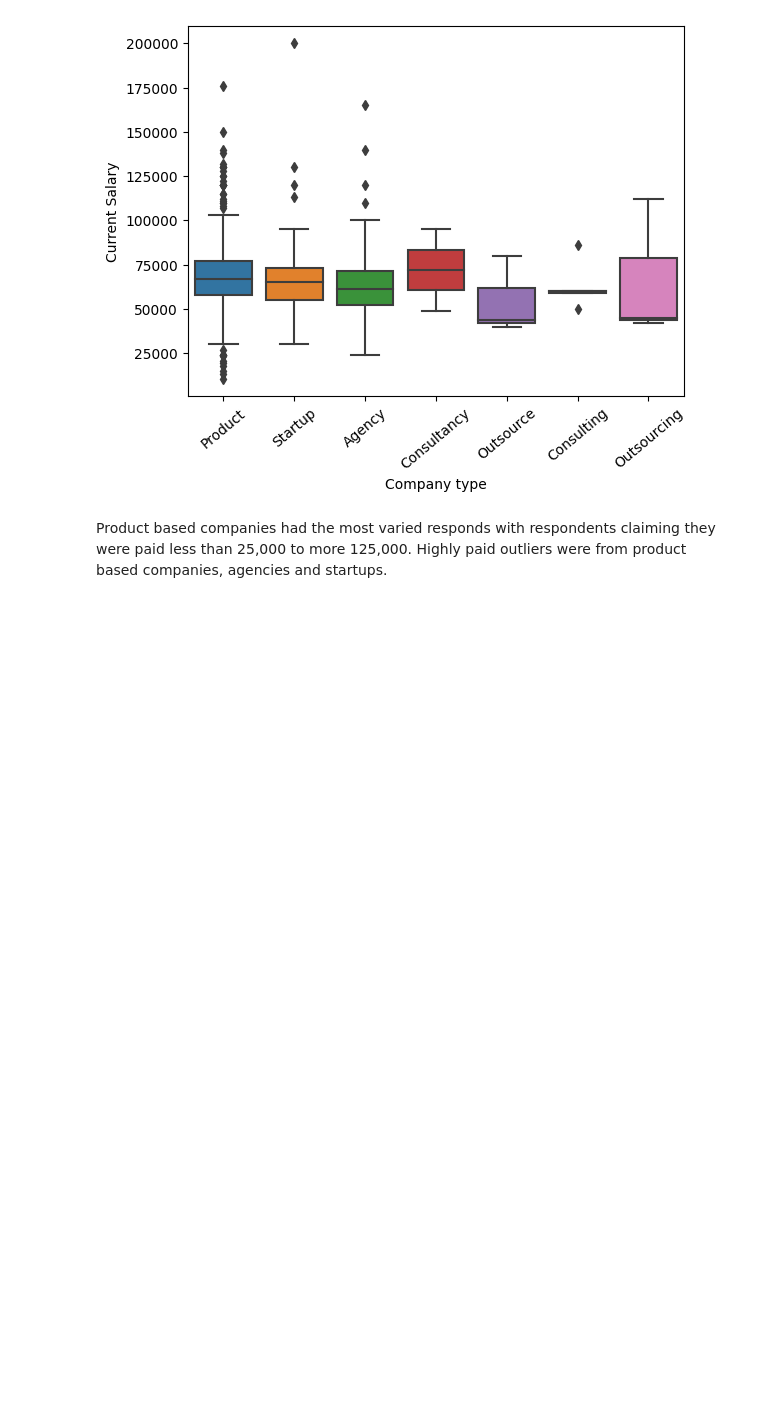
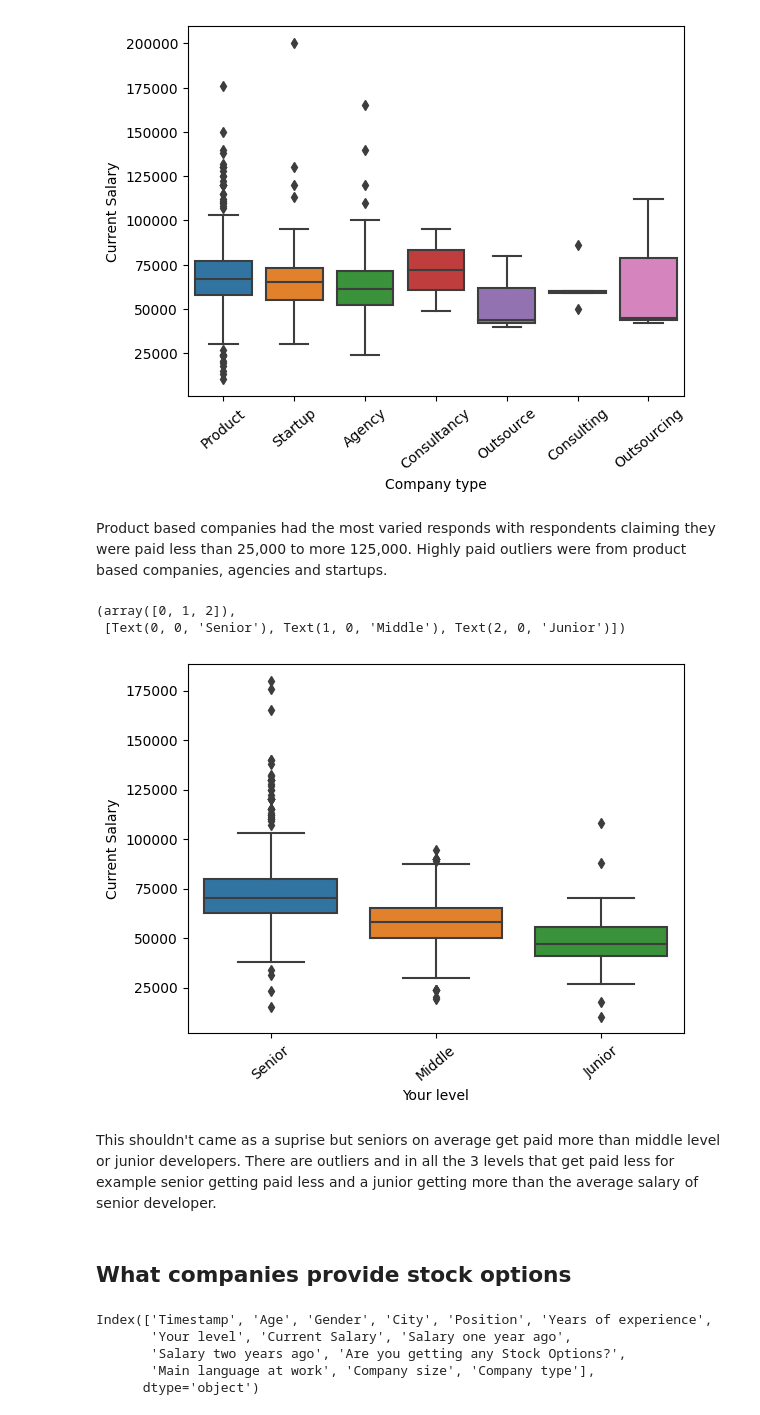
Before and after one commit to NajibAdan/DSEA_Hackathon, a Jupyter notebook: task_3/2018_eda.ipynb, the cells around one changed output. Cells and saved outputs as stored; diff of their text form; code cells hidden in the pictures; blank space fills up the shorter version.

```diff
--- a/task_3/2018_eda.ipynb
+++ b/task_3/2018_eda.ipynb
@@ -381,3 +381,22 @@ plt.xticks(rotation=40)
 [figure]
 # %% [markdown]
 Product based companies had the most varied responds with respondents claiming they were paid less than 25,000 to more 125,000. Highly paid outliers were from product based companies, agencies and startups.
+# %%
+sns.boxplot(x='Your level',y='Current Salary',data=df)
+plt.xticks(rotation=40)
+# %% [output]
+(array([0, 1, 2]),
+ [Text(0, 0, 'Senior'), Text(1, 0, 'Middle'), Text(2, 0, 'Junior')])
+[figure, added]
+# %% [markdown]
+This shouldn't came as a suprise but seniors on average get paid more than middle level or junior developers. There are outliers and in all the 3 levels that get paid less for example senior getting paid less and a junior getting more than the average salary of senior developer.
+# %% [markdown]
+## What companies provide stock options
+# %%
+df.columns
+# %% [output]
+Index(['Timestamp', 'Age', 'Gender', 'City', 'Position', 'Years of experience',
+       'Your level', 'Current Salary', 'Salary one year ago',
+       'Salary two years ago', 'Are you getting any Stock Options?',
+       'Main language at work', 'Company size', 'Company type'],
+      dtype='object')
```
Also changed, not shown: parts of 9 cells of this notebook, 1 other file.
